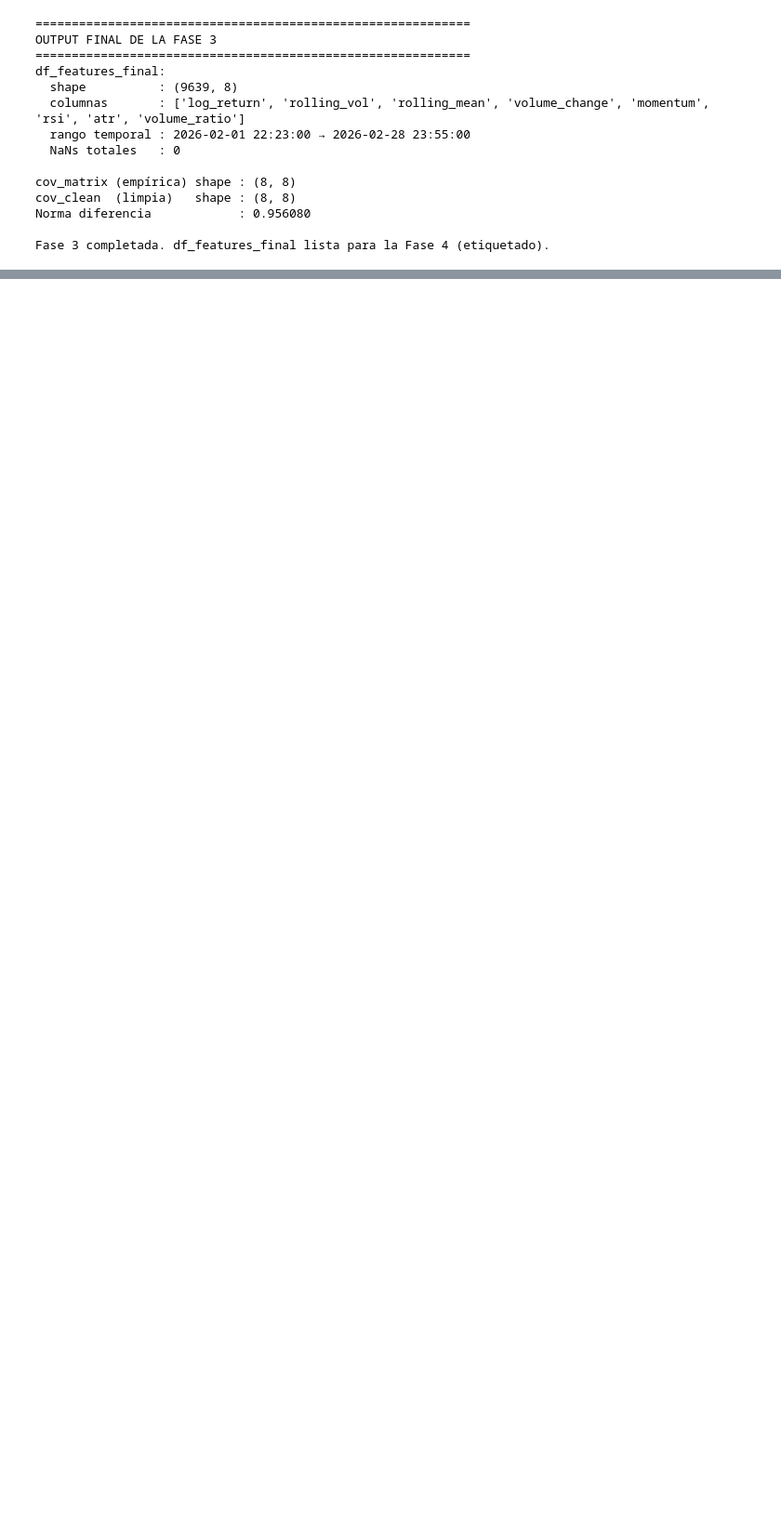
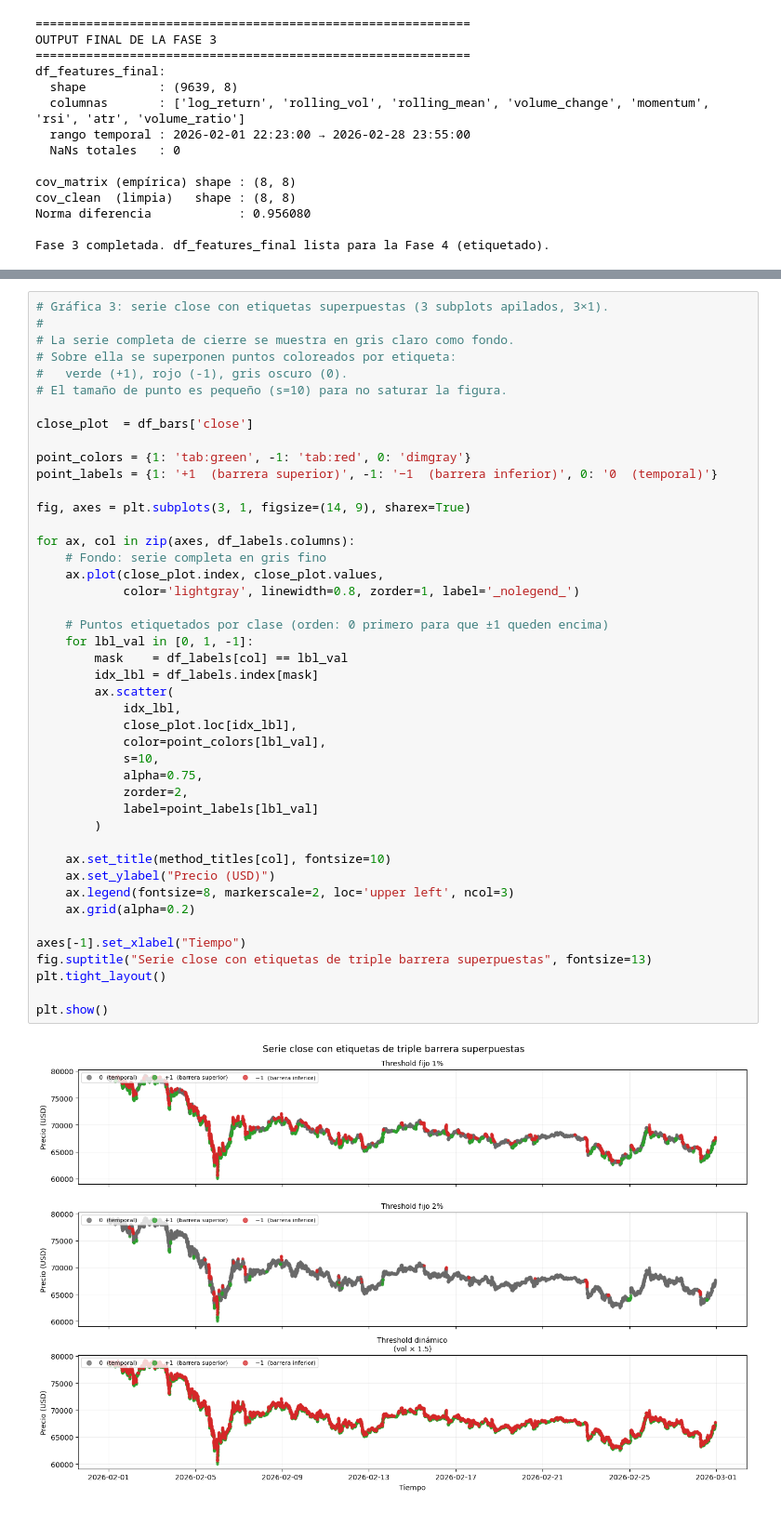
Before and after one commit to Romequinco/TAREA_PROCESADO_DATOS_FINANCIEROS_PARA_MACHINE_LEARNING, a Jupyter notebook: PREPROCESADO_DATOS_FINANCIEROS_.ipynb, the cells around one changed output, grey strips where cells are left out. Shown at 93% size. Saved outputs shown, nothing was run; the diff lists cells and outputs as text; blank space fills up the shorter version.

```diff
--- a/PREPROCESADO_DATOS_FINANCIEROS_.ipynb
+++ b/PREPROCESADO_DATOS_FINANCIEROS_.ipynb
@@ -2434,0 +2704,46 @@ En esta sección se explicará que:
+# %%
+# Gráfica 3: serie close con etiquetas superpuestas (3 subplots apilados, 3×1).
+#
+# La serie completa de cierre se muestra en gris claro como fondo.
+# Sobre ella se superponen puntos coloreados por etiqueta:
+#   verde (+1), rojo (-1), gris oscuro (0).
+# El tamaño de punto es pequeño (s=10) para no saturar la figura.
+
+close_plot  = df_bars['close']
+
+point_colors = {1: 'tab:green', -1: 'tab:red', 0: 'dimgray'}
+point_labels = {1: '+1  (barrera superior)', -1: '−1  (barrera inferior)', 0: '0  (temporal)'}
+
+fig, axes = plt.subplots(3, 1, figsize=(14, 9), sharex=True)
+
+for ax, col in zip(axes, df_labels.columns):
+    # Fondo: serie completa en gris fino
+    ax.plot(close_plot.index, close_plot.values,
+            color='lightgray', linewidth=0.8, zorder=1, label='_nolegend_')
+
+    # Puntos etiquetados por clase (orden: 0 primero para que ±1 queden encima)
+    for lbl_val in [0, 1, -1]:
+        mask    = df_labels[col] == lbl_val
+        idx_lbl = df_labels.index[mask]
+        ax.scatter(
+            idx_lbl,
+            close_plot.loc[idx_lbl],
+            color=point_colors[lbl_val],
+            s=10,
+            alpha=0.75,
+            zorder=2,
+            label=point_labels[lbl_val]
+        )
+
+    ax.set_title(method_titles[col], fontsize=10)
+    ax.set_ylabel("Precio (USD)")
+    ax.legend(fontsize=8, markerscale=2, loc='upper left', ncol=3)
+    ax.grid(alpha=0.2)
+
+axes[-1].set_xlabel("Tiempo")
+fig.suptitle("Serie close con etiquetas de triple barrera superpuestas", fontsize=13)
+plt.tight_layout()
+
+plt.show()
+# %% [output]
+[figure, added]
```
Also changed, not shown: parts of 10 cells of this notebook.
